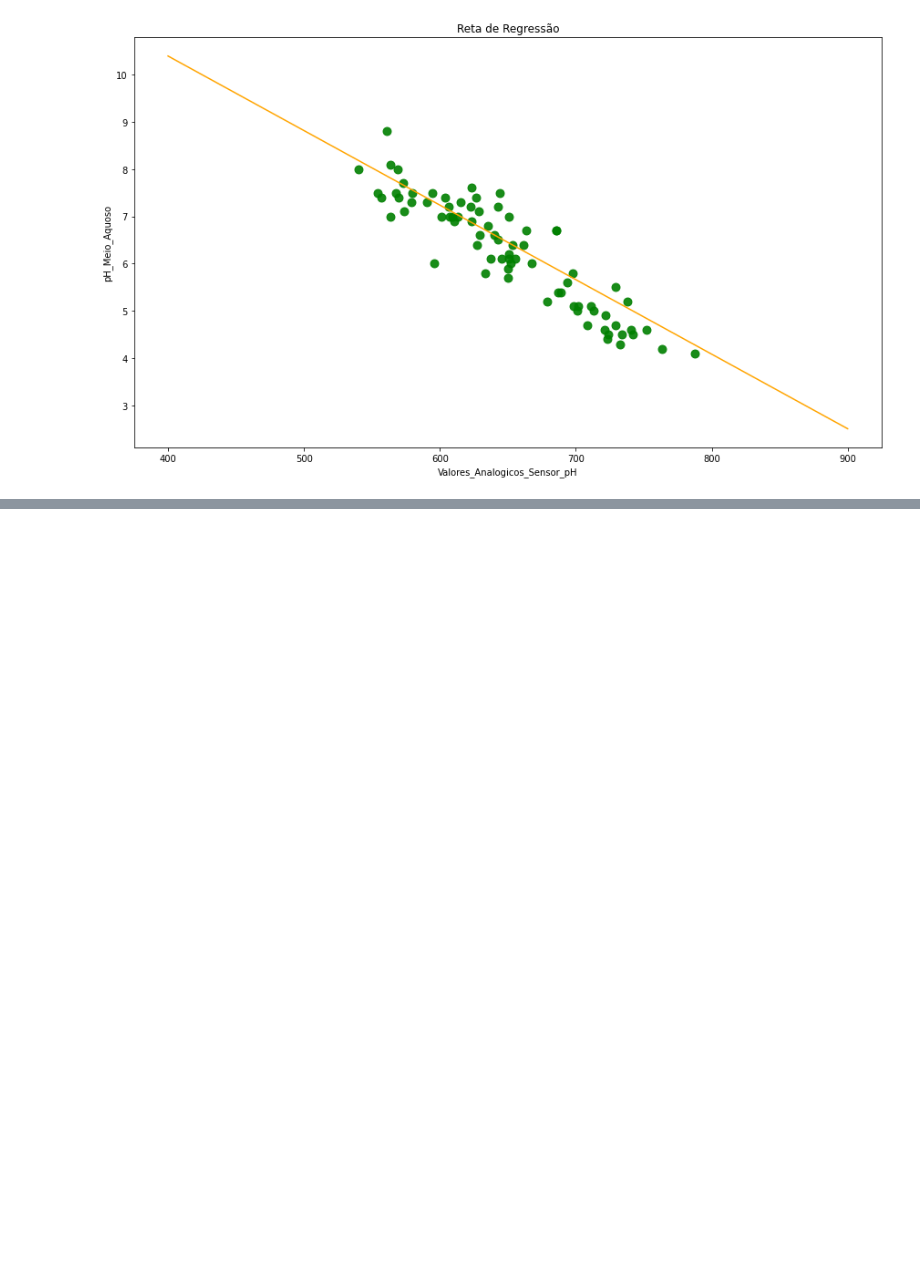
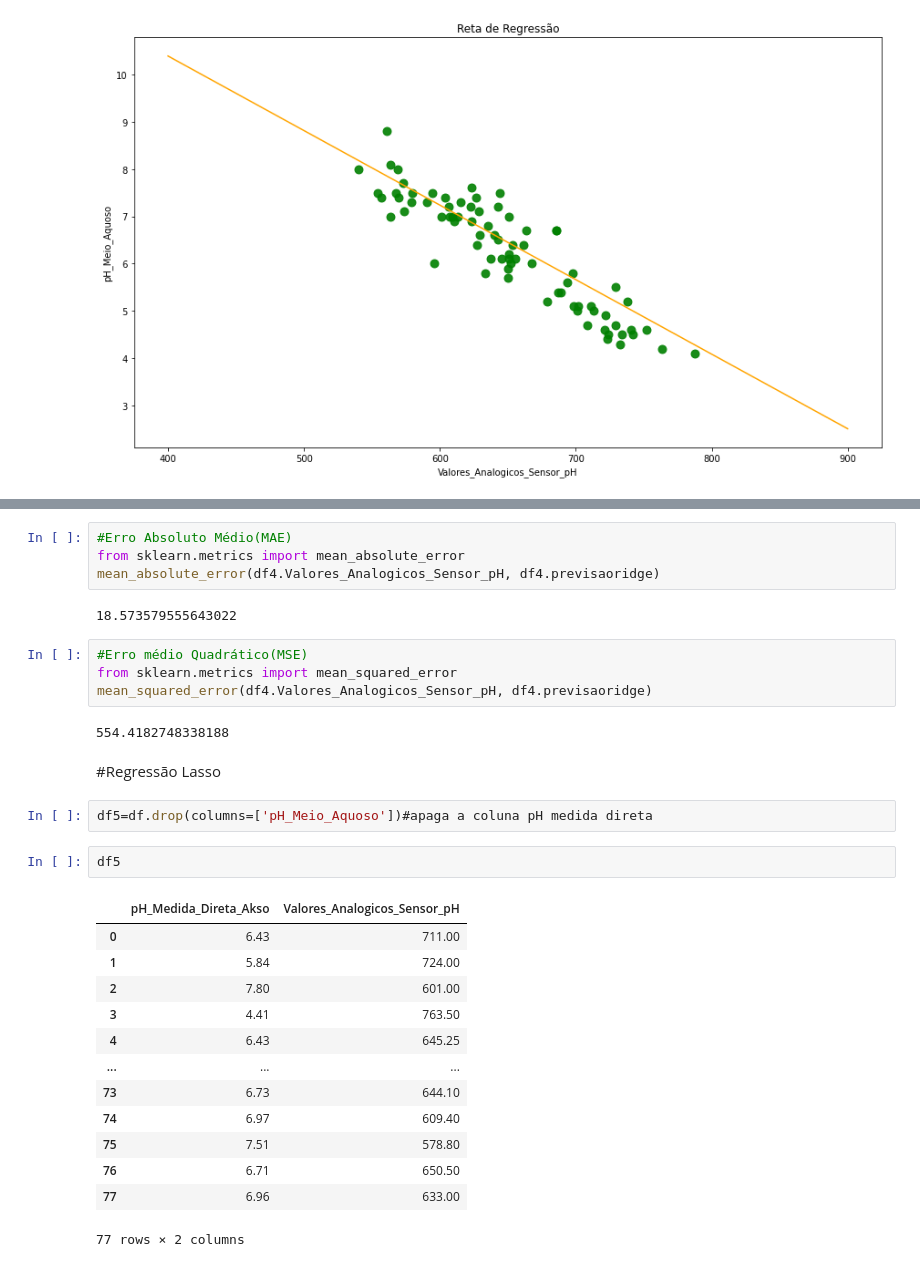
Before and after one commit to SauloHenriqueAguiar/AnalisedosDadosPH, a Jupyter notebook: AnalisedosDadosSensorPH.ipynb, the cells around one changed output, grey strips where cells are left out. Cells and saved outputs as stored; diff of their text form; blank space fills up the shorter version.

```diff
--- a/AnalisedosDadosSensorPH.ipynb
+++ b/AnalisedosDadosSensorPH.ipynb
@@ -1103,0 +1158,32 @@ plt.show()
+# %%
+#Erro Absoluto Médio(MAE)
+from sklearn.metrics import mean_absolute_error
+mean_absolute_error(df4.Valores_Analogicos_Sensor_pH, df4.previsaoridge)
+# %% [output]
+18.573579555643022
+# %%
+#Erro médio Quadrático(MSE)
+from sklearn.metrics import mean_squared_error
+mean_squared_error(df4.Valores_Analogicos_Sensor_pH, df4.previsaoridge)
+# %% [output]
+554.4182748338188
+# %% [markdown]
+#Regressão Lasso
+# %%
+df5=df.drop(columns=['pH_Meio_Aquoso'])#apaga a coluna pH medida direta
+# %%
+df5
+# %% [output]
+|  | pH_Medida_Direta_Akso | Valores_Analogicos_Sensor_pH |
+| 0 | 6.43 | 711.00 |
+| 1 | 5.84 | 724.00 |
+| 2 | 7.80 | 601.00 |
+| 3 | 4.41 | 763.50 |
+| 4 | 6.43 | 645.25 |
+| ... | ... | ... |
+| 73 | 6.73 | 644.10 |
+| 74 | 6.97 | 609.40 |
+| 75 | 7.51 | 578.80 |
+| 76 | 6.71 | 650.50 |
+| 77 | 6.96 | 633.00 |
+77 rows × 2 columns
```
Also changed, not shown: parts of 42 cells of this notebook.
